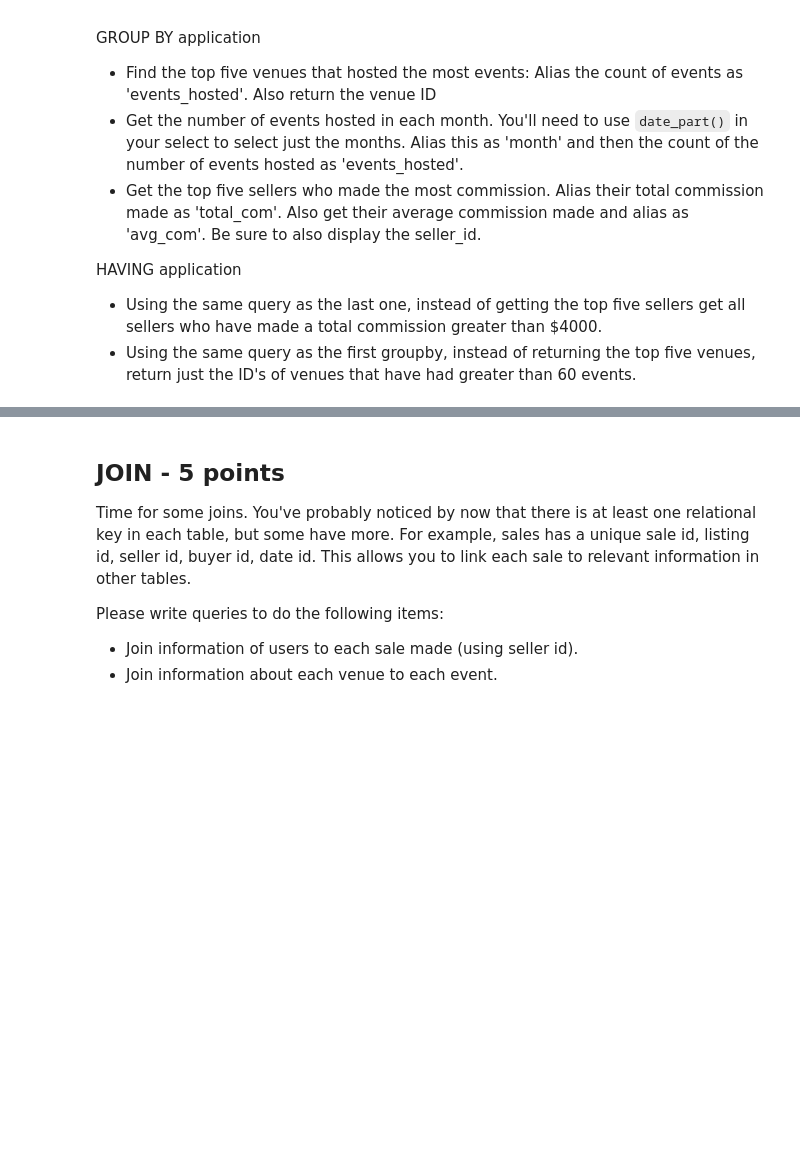
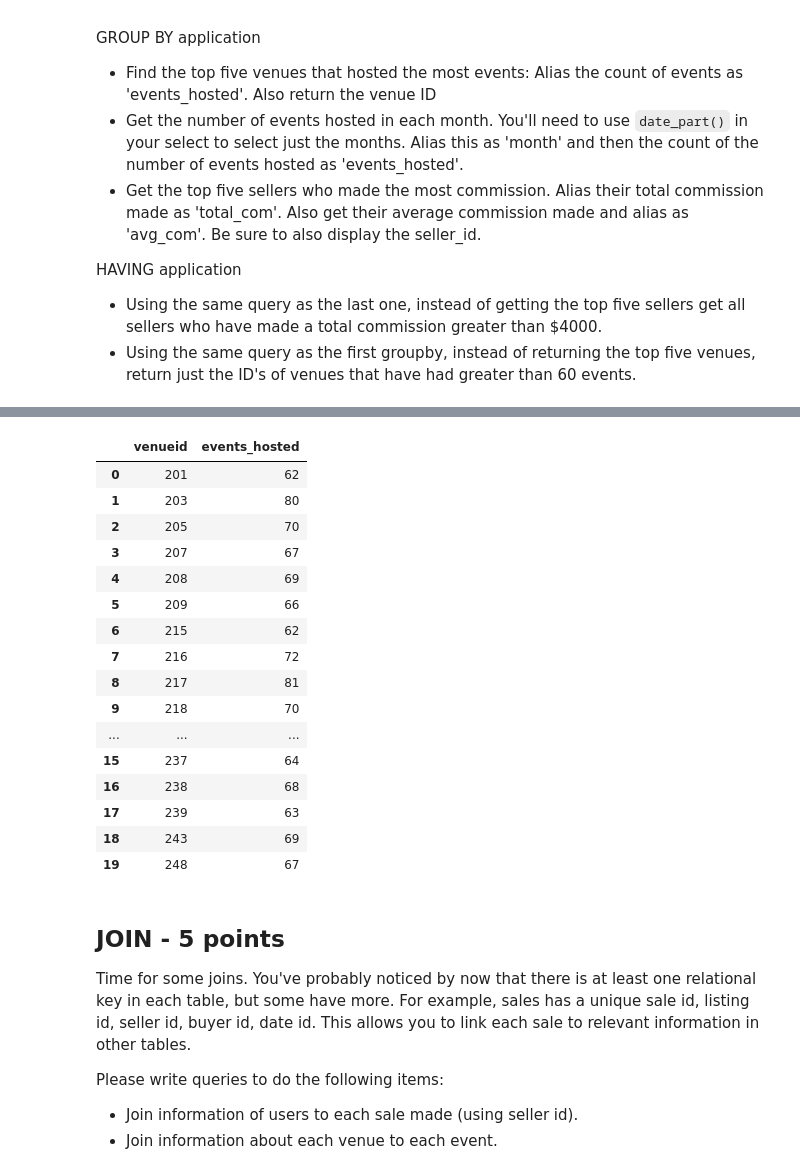
Before and after one commit to CougarBellinger/ISTA-322-FA24, a Jupyter notebook: Classwork/Homework/DE_HW4_cougar_bellinger.ipynb, the cells around one changed output, grey strips where cells are left out. Saved outputs shown, nothing was run; the diff lists cells and outputs as text; code cells hidden in the pictures; blank space fills up the shorter version.

```diff
--- a/Classwork/Homework/DE_HW4_cougar_bellinger.ipynb
+++ b/Classwork/Homework/DE_HW4_cougar_bellinger.ipynb
@@ -98,5 +313,34 @@ HAVING application
 # %%
 # Using the same query as the first groupby, instead of returning the top five venues, return just the ID's of venues that have had greater than 60 events
+qs = """
+    SELECT venueid, COUNT(venueid) as events_hosted
+    FROM ticketsdb_event
+    GROUP BY venueid
+    HAVING events_hosted > 60
+"""
+
+run_query(qs)
+
+# run_query("show tables")
+# sql_head("ticketsdb_event")
+# %% [output]
+|  | venueid | events_hosted |
+| 0 | 201 | 62 |
+| 1 | 203 | 80 |
+| 2 | 205 | 70 |
+| 3 | 207 | 67 |
+| 4 | 208 | 69 |
+| 5 | 209 | 66 |
+| 6 | 215 | 62 |
+| 7 | 216 | 72 |
+| 8 | 217 | 81 |
+| 9 | 218 | 70 |
+| ... | ... | ... |
+| 15 | 237 | 64 |
+| 16 | 238 | 68 |
+| 17 | 239 | 63 |
+| 18 | 243 | 69 |
+| 19 | 248 | 67 |
 # %% [markdown]
 ## JOIN - 5 points
 
```
Also changed, not shown: parts of 18 cells of this notebook.
